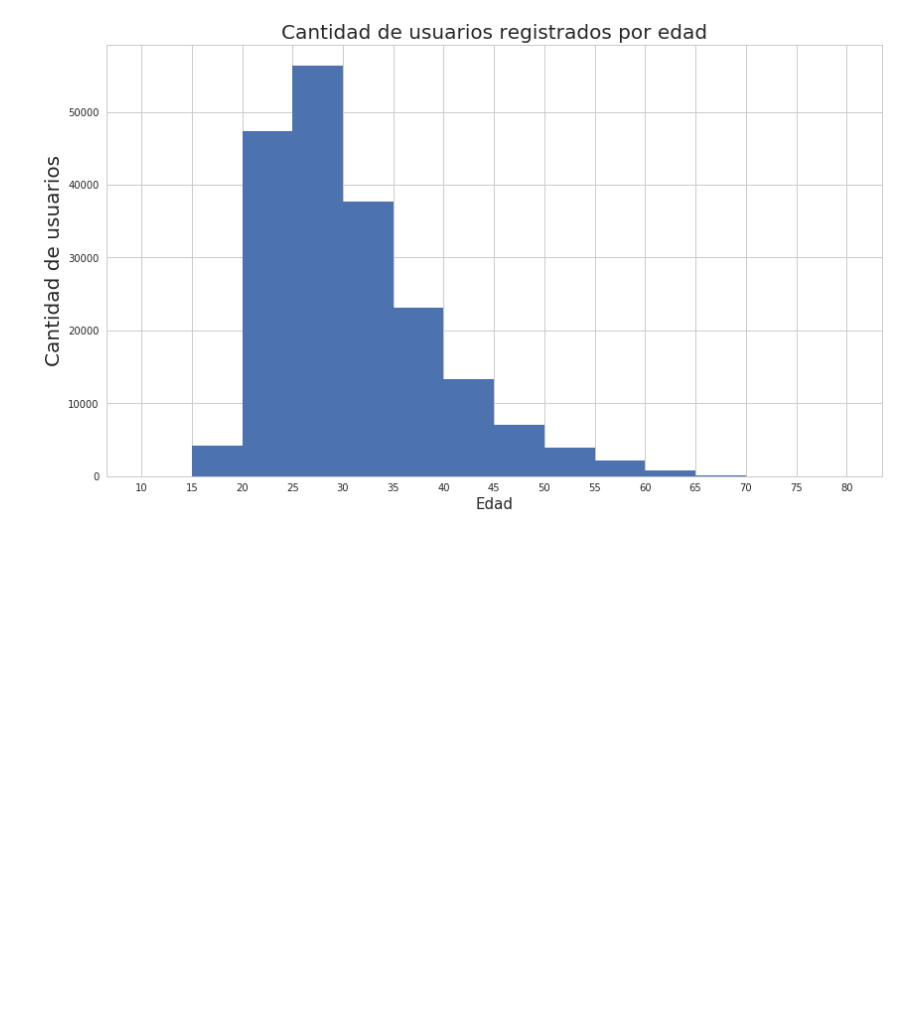
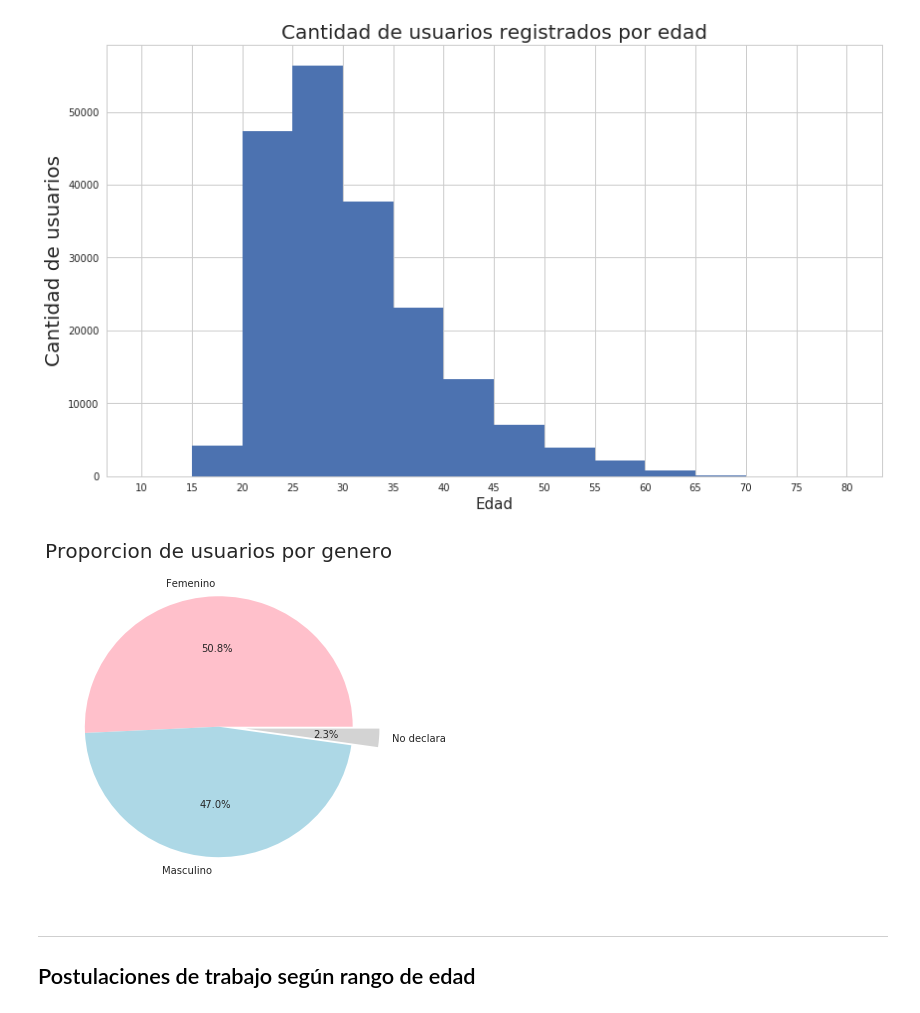
Before and after one commit to javierleyes/OrganizacionDeDatos, a Jupyter notebook: analisisLucas.ipynb, the cells around one changed output. Saved outputs shown, nothing was run; the diff lists cells and outputs as text; code cells hidden in the pictures; blank space fills up the shorter version.

Commit message:
Otro plot

```diff
--- a/analisisLucas.ipynb
+++ b/analisisLucas.ipynb
@@ -46,3 +47,14 @@ plt.title('Cantidad de usuarios registrados por edad', fontsize=20);
 plt.show();
 # %% [output]
 [figure]
+# %%
+plt.figure(figsize=(6, 6))
+plt.title('Proporcion de usuarios por genero', fontsize=20)
+plt.pie(df_postulantes_genero_edad['sexo'].value_counts(),
+        labels=['Femenino', 'Masculino', 'No declara'], autopct='%1.1f%%',
+        startangle=0,
+        colors=['pink', 'lightblue', 'lightgray'],
+        explode=(0, 0, 0.2))
+plt.show()
+# %% [output]
+[figure, added]
@@ -48,0 +63,3 @@ plt.show();
+# %% [markdown]
+---
+## Postulaciones de trabajo según rango de edad
```
Also changed, not shown: parts of 2 cells of this notebook.
